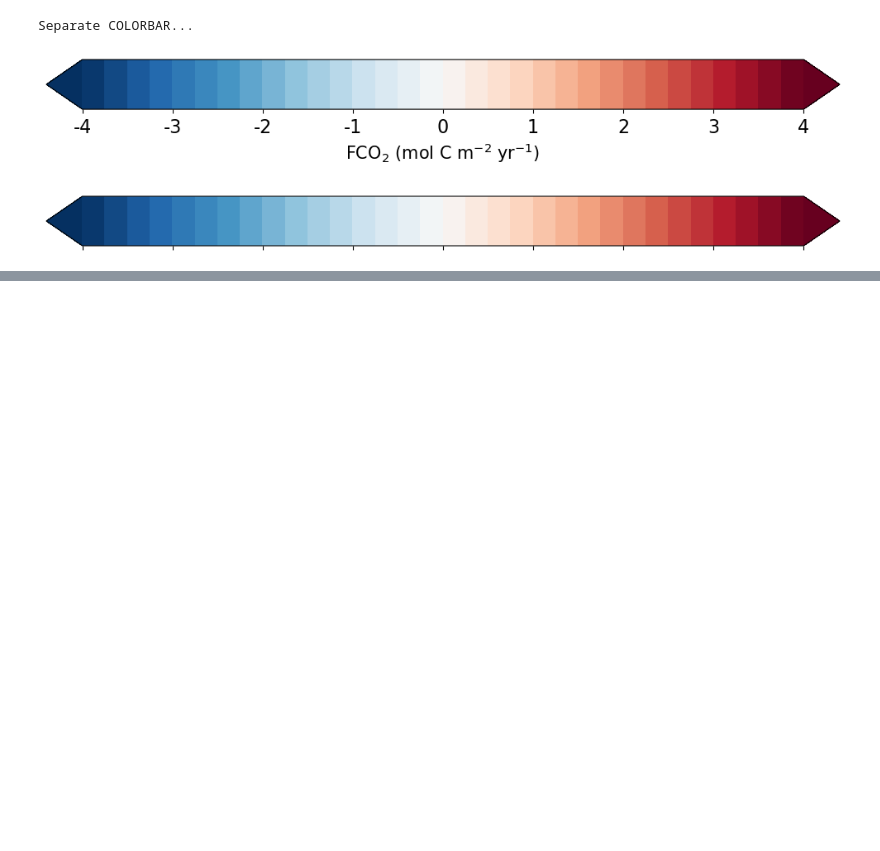
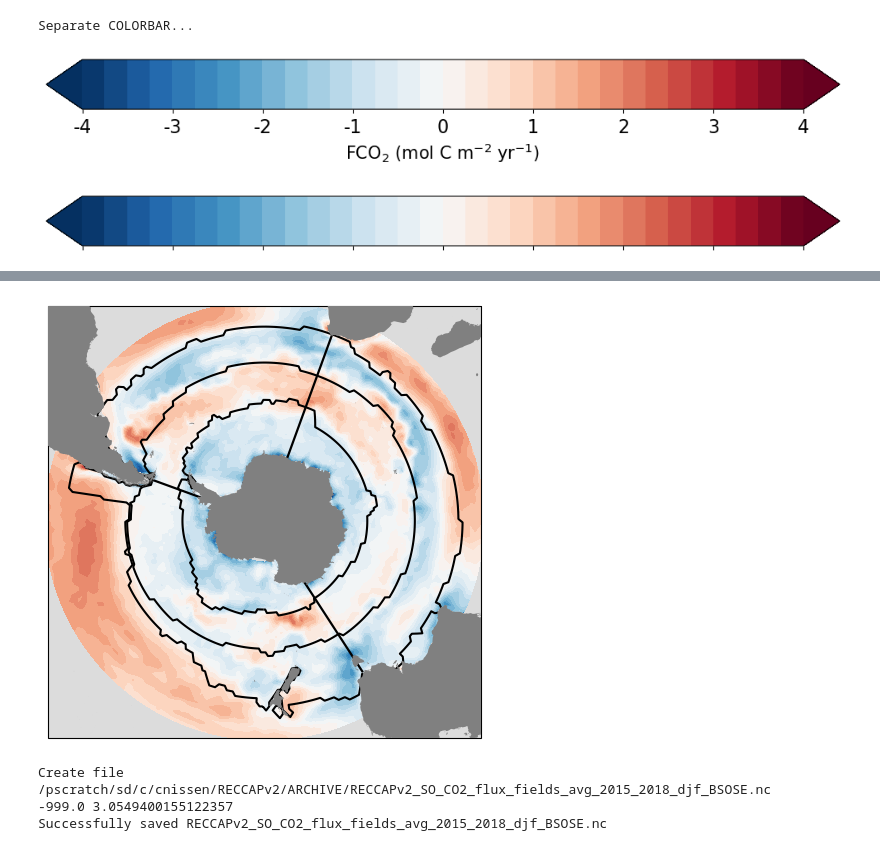
Before and after one commit to RECCAP2-ocean/Southern-Ocean, a Jupyter notebook: FCO2_figs2-6+8+10_cn/RECCAPv2_SO_Fig4_5_seasonal_mean_CO2_flux_2015_2018.ipynb, the cells around one changed output, grey strips where cells are left out. Cells and saved outputs as stored; diff of their text form; code cells hidden in the pictures; blank space fills up the shorter version.

```diff
--- a/FCO2_figs2-6+8+10_cn/RECCAPv2_SO_Fig4_5_seasonal_mean_CO2_flux_2015_2018.ipynb
+++ b/FCO2_figs2-6+8+10_cn/RECCAPv2_SO_Fig4_5_seasonal_mean_CO2_flux_2015_2018.ipynb
@@ -1513,3 +1573,44 @@ SOCCOM data products...
+# %%
+#------
+# B-SOSE
+#-----
+ii=0
+
+fig = plt.figure(figsize=(6,6))
+ax1 = fig.add_subplot(1, 1, 1, projection=ccrs.SouthPolarStereo()) #projection=ccrs.PlateCarree())
+fig.subplots_adjust(bottom=0.05, top=0.95,
+        left=0.04, right=0.95, wspace=0.025,hspace=0.025)
+
+data_plot = np.copy(factor*flux_data_assim[:,:,ii])
+# make sure dark blue is still dark blue
+# but note: sign change happens in plotting function, so a sink is still positive here
+data_plot[data_plot>levels[-1]] = levels[-1]-0.01
+data_plot[data_plot<levels[0]] = levels[0]+0.01
+data_plot[np.isnan(data_plot)]=-1*fill_value
+data_plot[data_plot==0]=-1*fill_value
+data_plot = get_data_plot(data_plot,levels)
+#save_field_as_netcdf(data_plot[:,:-1],lat,lon_to_nc,'BSOSE',save_netcdf,season) # SAVE NETCDFs
+plot_map(ax1,X,Y,data_plot,levels,colormap,color_continents,r_mask3)
+#add_annotations_to_plot_individual(ax1,data_assim[ii],plot_time_data_assim[ii],'',fs_text,color_data_assim)
+#add_annotations_to_plot_2(ax,plot_title1c,plot_title2c,panel_label_c,fs_text,color_data)
+del data_plot
+#if save_plots:
+#    filename = 'fig_maps_DATA_ASSIM_'+data_assim[ii]+'_2015_2018_'+season+'.png'
+#    print(save_to_dir2+filename)
+#    plt.savefig(save_to_dir2+filename, bbox_inches='tight',dpi=dpicnt, transparent=False)
+plt.show()
+
+# save as netcdf
+data_plot = np.copy(factor*flux_data_assim[:,:,ii])
+data_plot[np.isnan(data_plot)]=-1*fill_value
+data_plot[data_plot==0]=-1*fill_value
+data_plot = get_data_plot(data_plot,levels)
+save_field_as_netcdf(data_plot[:,:-1],lat,lon_to_nc,'BSOSE',save_netcdf,season) # SAVE NETCDFs
+# %% [output]
+[figure, added]
+Create file /pscratch/sd/c/cnissen/RECCAPv2/ARCHIVE/RECCAPv2_SO_CO2_flux_fields_avg_2015_2018_djf_BSOSE.nc
+-999.0 3.0549400155122357
+Successfully saved RECCAPv2_SO_CO2_flux_fields_avg_2015_2018_djf_BSOSE.nc
 # %%
 #---
 # save individual fields as netcdf
```
Also changed, not shown: parts of 12 cells of this notebook.
